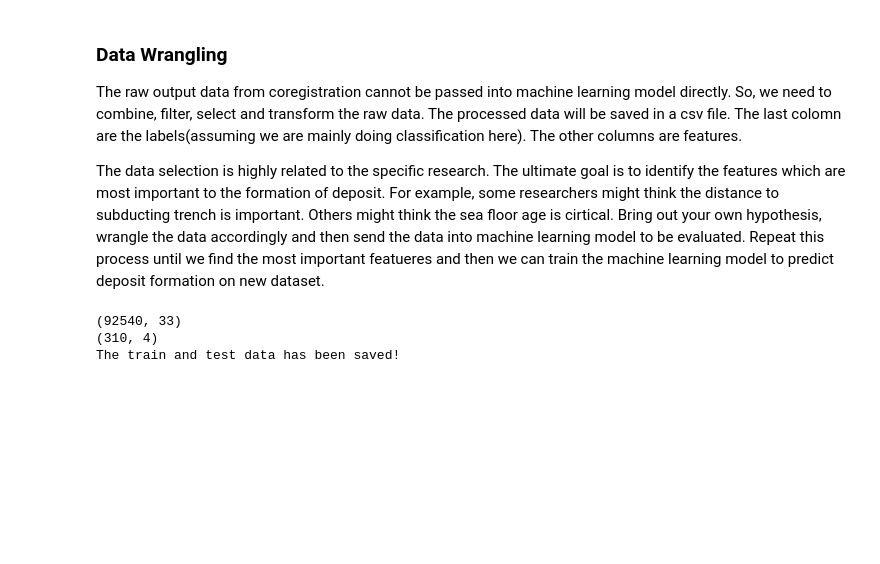
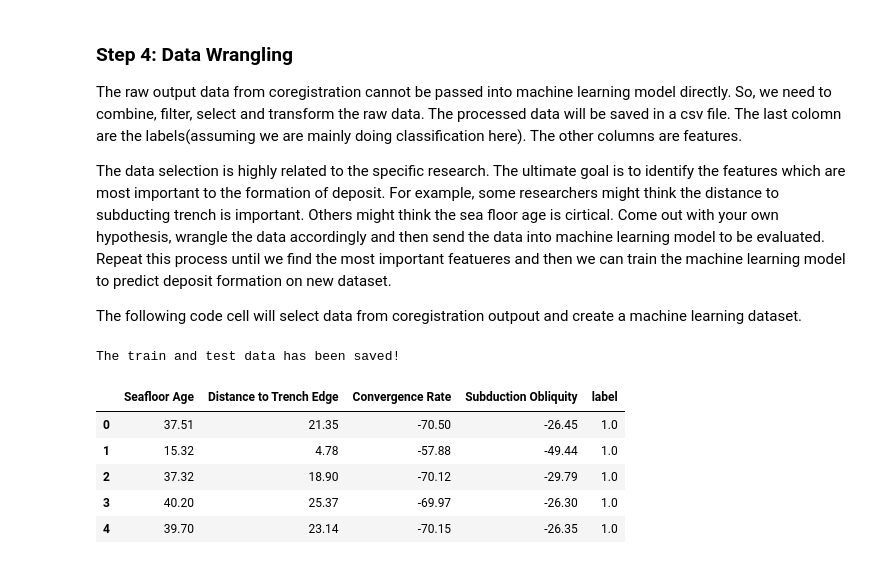
Before and after one commit to EarthByte/spatio-temporal-exploration, a Jupyter notebook: python/data_wrangling.ipynb, the cells around one changed output. Cells and saved outputs as stored; diff of their text form; code cells hidden in the pictures; blank space fills up the shorter version.

```diff
--- a/python/data_wrangling.ipynb
+++ b/python/data_wrangling.ipynb
@@ -1,37 +1,46 @@
 # %% [markdown]
-### Data Wrangling
+### Step 4: Data Wrangling
 
 The raw output data from coregistration cannot be passed into machine learning model directly. So, we need to combine, filter, select and transform the raw data. The processed data will be saved in a csv file. The last colomn are the labels(assuming we are mainly doing classification here). The other columns are features.
 
-The data selection is highly related to the specific research. The ultimate goal is to identify the features which are most important to the formation of deposit. For example, some researchers might think the distance to subducting trench is important. Others might think the sea floor age is cirtical. Bring out your own hypothesis, wrangle the data accordingly and then send the data into machine learning model to be evaluated. Repeat this process until we find the most important featueres and then we can train the machine learning model to predict deposit formation on new dataset.
+The data selection is highly related to the specific research. The ultimate goal is to identify the features which are most important to the formation of deposit. For example, some researchers might think the distance to subducting trench is important. Others might think the sea floor age is cirtical. Come out with your own hypothesis, wrangle the data accordingly and then send the data into machine learning model to be evaluated. Repeat this process until we find the most important featueres and then we can train the machine learning model to predict deposit formation on new dataset.
+
+The following code cell will select data from coregistration outpout and create a machine learning dataset.
 # %%
 import numpy as np
 
 #load data from coregistration output folder
 input_data = np.genfromtxt('coreg_output/coregistration_input_data_example.csv',delimiter=',')
 conv_data=np.genfromtxt('coreg_output/0_vector_subStats.out',delimiter=',')
 seafloor_age_data=np.genfromtxt(
     'coreg_output/0_grid_EarthByte_AREPS_v1.15_Muller_etal_2016_AgeGrid.out',delimiter=',')
 
 #concatenate data together. The last column is the lables. 1 means deposit. 0 means non-deposit
 #only the first 155 rows are deposits.
 data = np.c_[input_data, conv_data, seafloor_age_data, [1]*155+[0]*(len(input_data)-155)]
 
 #print(np.isnan(conv_data).any(axis=1).sum())
 all_non_nan_data = data[~np.isnan(data).any(axis=1)]#remove all the rows which contains nan
 
-print(data.shape)
-#print(data[:,-1].sum())
-
 #the four features
 #"Seafloor Age","Distance to Trench Edge","Convergence Rate", "Subduction Obliquity"
 data = all_non_nan_data[:155*2,(31,19,8,9)]
 labels = all_non_nan_data[:155*2,-1]
-print(data.shape)
-#print(labels)
+
 np.savetxt('machine_learning_train_test_data.csv', np.c_[data, labels], delimiter=',')
 print('The train and test data has been saved!')
+
+#now let's have a look at the data
+import pandas as pd
+#this file contains the sea floor ages retrieved from age
+data = pd.read_csv("machine_learning_train_test_data.csv",
+                   header=None, names=['Seafloor Age', 'Distance to Trench Edge', 'Convergence Rate', 'Subduction Obliquity', 'label'])
+data.head()#let's print the first 5 rows
 # %% [output]
-(92540, 33)
-(310, 4)
 The train and test data has been saved!
+|  | Seafloor Age | Distance to Trench Edge | Convergence Rate | Subduction Obliquity | label |
+| 0 | 37.51 | 21.35 | -70.50 | -26.45 | 1.0 |
+| 1 | 15.32 | 4.78 | -57.88 | -49.44 | 1.0 |
+| 2 | 37.32 | 18.90 | -70.12 | -29.79 | 1.0 |
+| 3 | 40.20 | 25.37 | -69.97 | -26.30 | 1.0 |
+| 4 | 39.70 | 23.14 | -70.15 | -26.35 | 1.0 |
```
Also changed, not shown: parts of 5 cells of this notebook, 1 other file.
